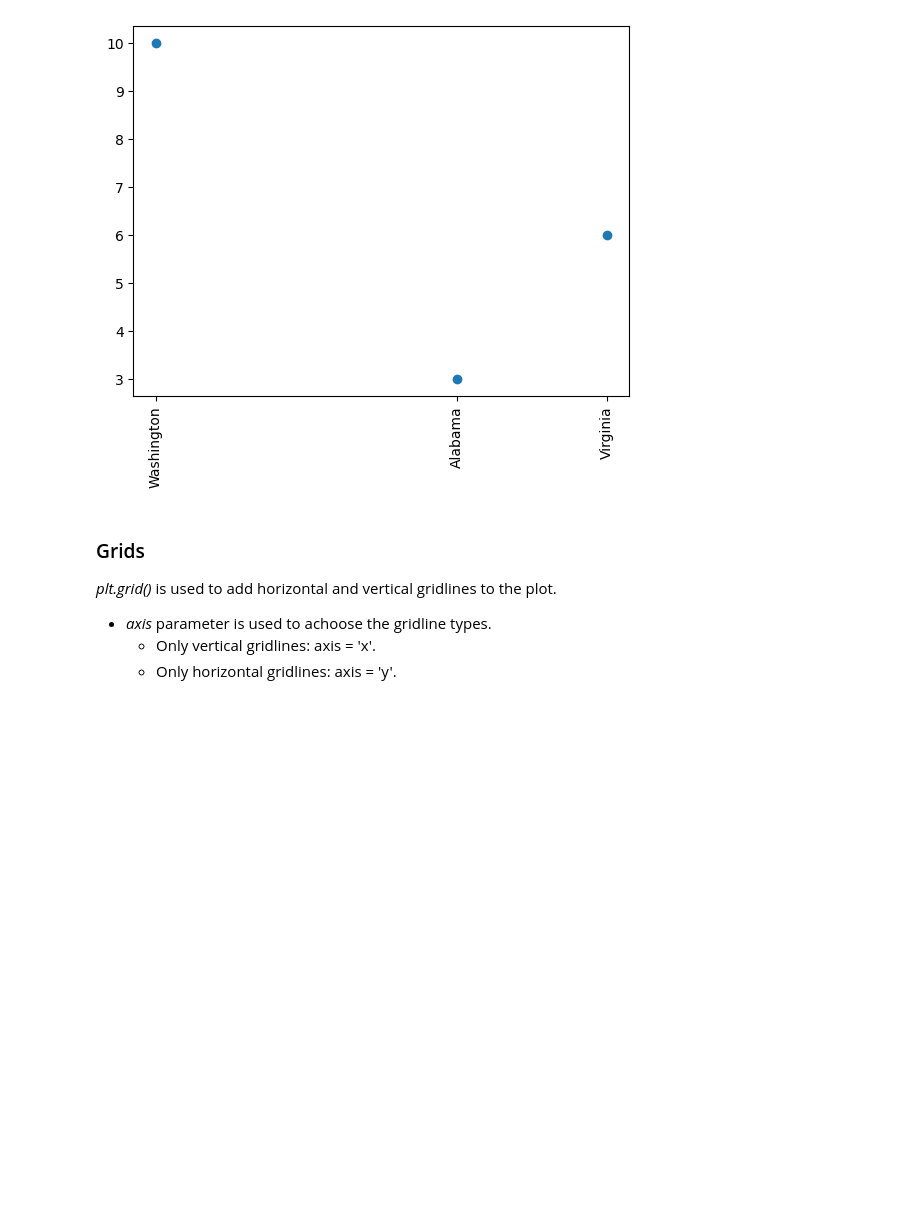
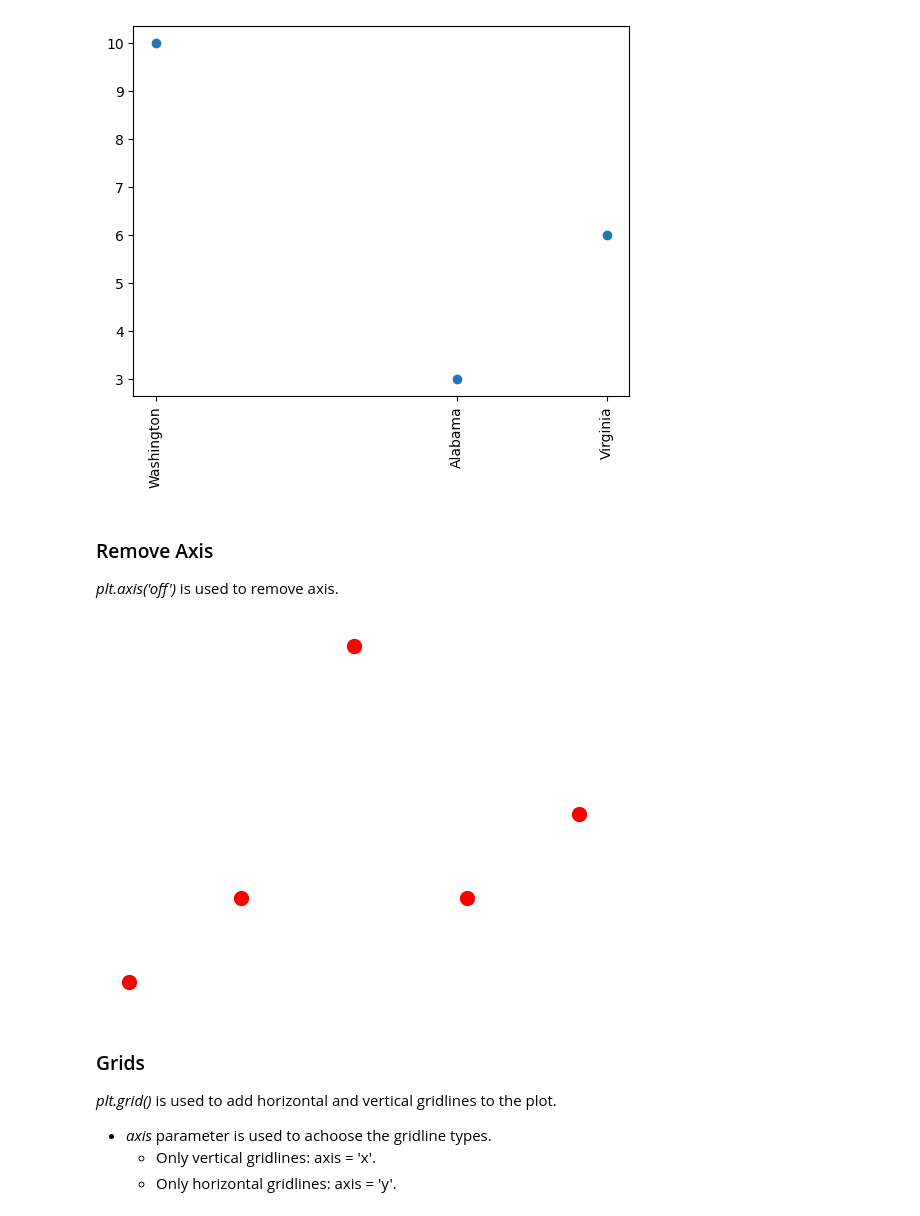
Before and after one commit to datasmp/datasmp.github.io, a Jupyter notebook: _sources/app_visualization.ipynb, the cells around one changed output. Saved outputs shown, nothing was run; the diff lists cells and outputs as text; code cells hidden in the pictures; blank space fills up the shorter version.

```diff
--- a/_sources/app_visualization.ipynb
+++ b/_sources/app_visualization.ipynb
@@ -141,6 +141,14 @@ plt.scatter([2,4,5],[10,3,6])
 plt.xticks([2,4,5], ['Washington', 'Alabama','Virginia'], rotation=90);
 # %% [output]
 [figure]
+# %% [markdown]
+### Remove Axis
+*plt.axis('off')* is used to remove axis.
+# %%
+plt.scatter((2,3,4,5,6),(1,2,5,2,3), c='red', s=100)
+plt.axis('off');
+# %% [output]
+[figure, added]
 # %% [markdown]
 ### Grids
 *plt.grid()* is used to add horizontal and vertical gridlines to the plot.
```
Also changed, not shown: 27 other files.
